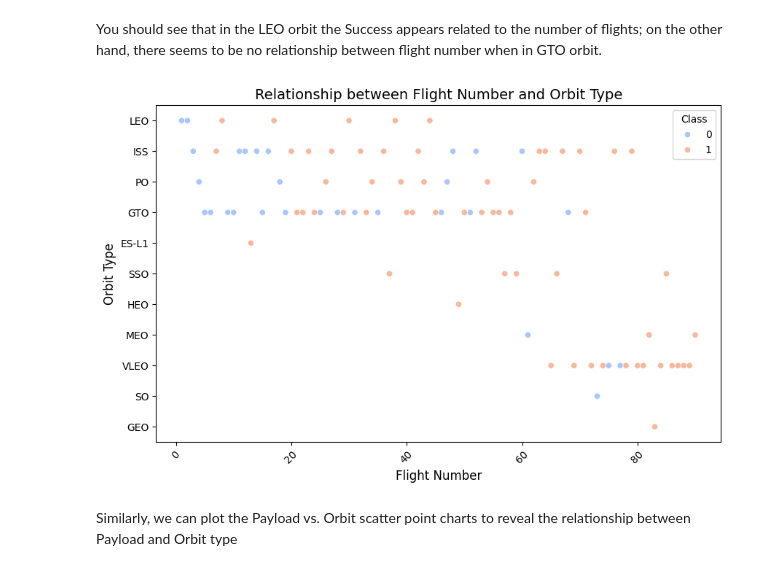
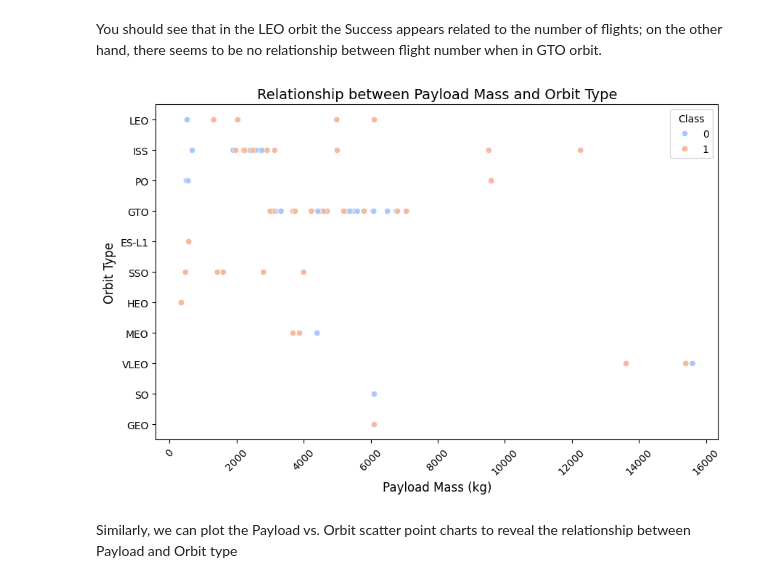
Before and after one commit to thathsara99/AppliedDataScienceCapstone, a Jupyter notebook: Module2/edadataviz.ipynb, the cells around one changed output. Saved outputs shown, nothing was run; the diff lists cells and outputs as text; code cells hidden in the pictures.

```diff
--- a/Module2/edadataviz.ipynb
+++ b/Module2/edadataviz.ipynb
@@ -155,15 +164,15 @@ You should see that in the LEO orbit the Success appears related to the number o
 # %%
 ### TASK  5: Visualize the relationship between Payload and Orbit type
 # Visualize the relationship between FlightNumber and Orbit type
 plt.figure(figsize=(10, 6))
-sns.scatterplot(x='FlightNumber', y='Orbit', hue='Class', data=df, palette='coolwarm')
-plt.xlabel('Flight Number', fontsize=12)
+sns.scatterplot(x='PayloadMass', y='Orbit', hue='Class', data=df, palette='coolwarm')
+plt.xlabel('Payload Mass (kg)', fontsize=12)
 plt.ylabel('Orbit Type', fontsize=12)
-plt.title('Relationship between Flight Number and Orbit Type', fontsize=14)
+plt.title('Relationship between Payload Mass and Orbit Type', fontsize=14)
 plt.xticks(rotation=45)
 plt.show()
 # %% [output]
-[figure, old version]
+[figure, new version]
 # %% [markdown]
 Similarly, we can plot the Payload vs. Orbit scatter point charts to reveal the relationship between Payload and Orbit type
 # %%
```
Also changed, not shown: parts of 2 cells of this notebook.
